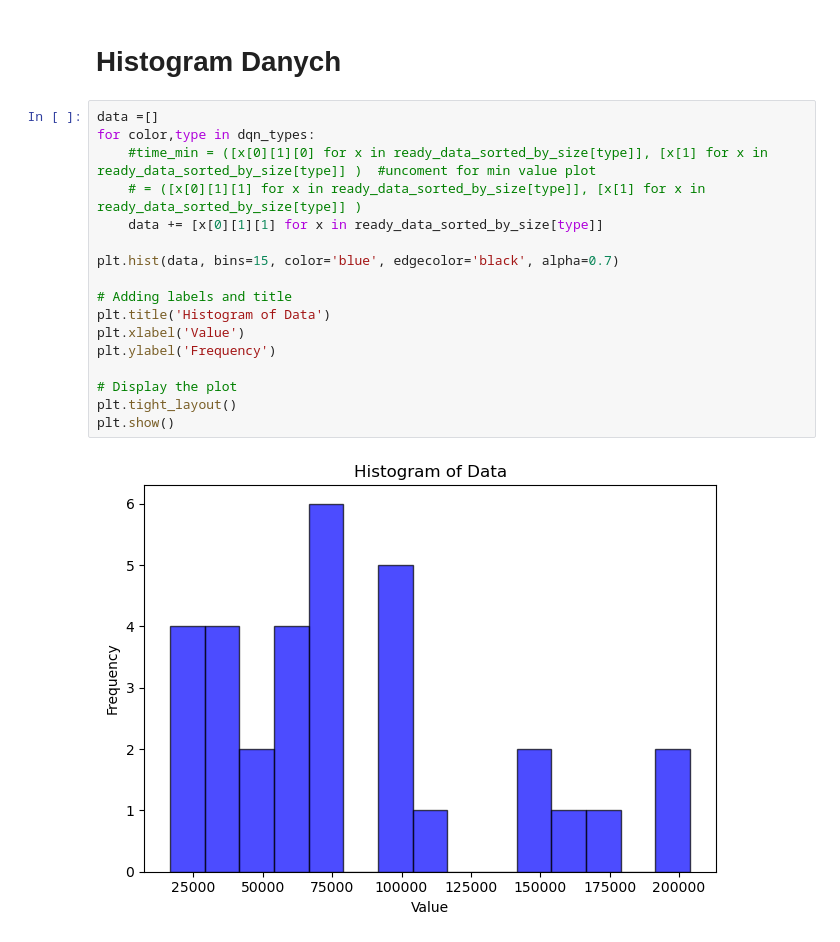
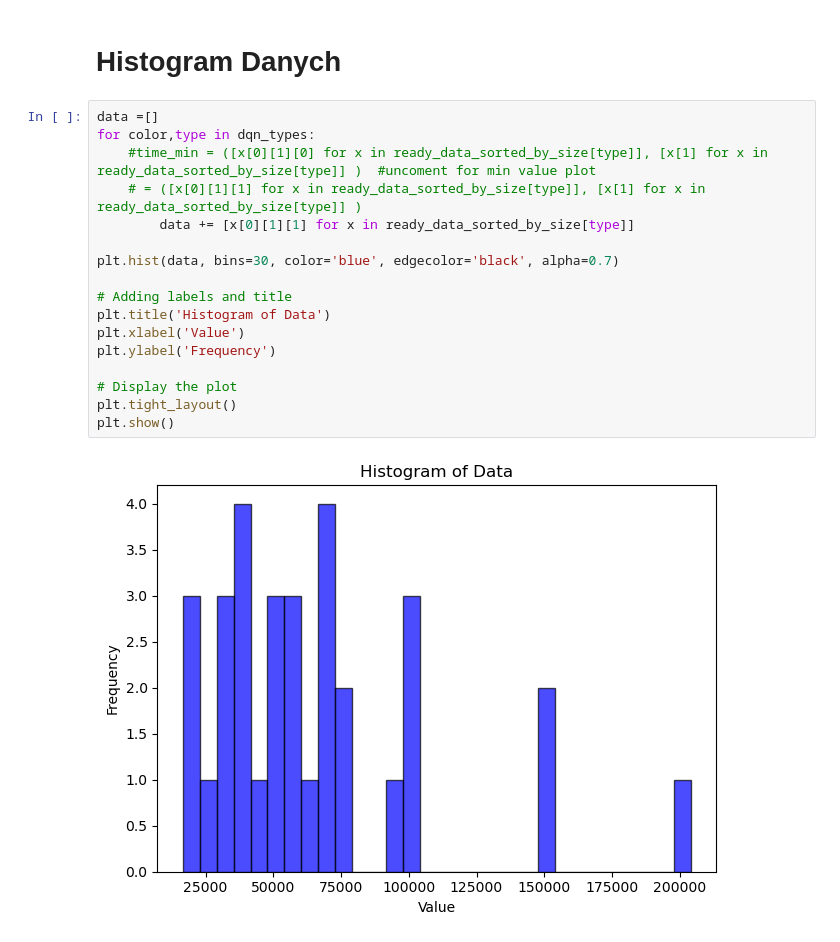
Before and after one commit to qert6g35/ReinforcementLearning, a Jupyter notebook: dataAnalysis.ipynb, the cells around one changed output. Drawn from its saved outputs; the diff is of its cells as text.

```diff
--- a/dataAnalysis.ipynb
+++ b/dataAnalysis.ipynb
@@ -131,19 +173,19 @@ plt.show()
 # %%
 data =[]
 for color,type in dqn_types:
     #time_min = ([x[0][1][0] for x in ready_data_sorted_by_size[type]], [x[1] for x in ready_data_sorted_by_size[type]] )  #uncoment for min value plot
     # = ([x[0][1][1] for x in ready_data_sorted_by_size[type]], [x[1] for x in ready_data_sorted_by_size[type]] )
-    data += [x[0][1][1] for x in ready_data_sorted_by_size[type]]
+        data += [x[0][1][1] for x in ready_data_sorted_by_size[type]]
 
-plt.hist(data, bins=15, color='blue', edgecolor='black', alpha=0.7)
+plt.hist(data, bins=30, color='blue', edgecolor='black', alpha=0.7)
 
 # Adding labels and title
 plt.title('Histogram of Data')
 plt.xlabel('Value')
 plt.ylabel('Frequency')
 
 # Display the plot
 plt.tight_layout()
 plt.show()
 # %% [output]
-[figure, old version]
+[figure, new version]
```
Also changed, not shown: parts of 6 cells of this notebook, 12 other files.
